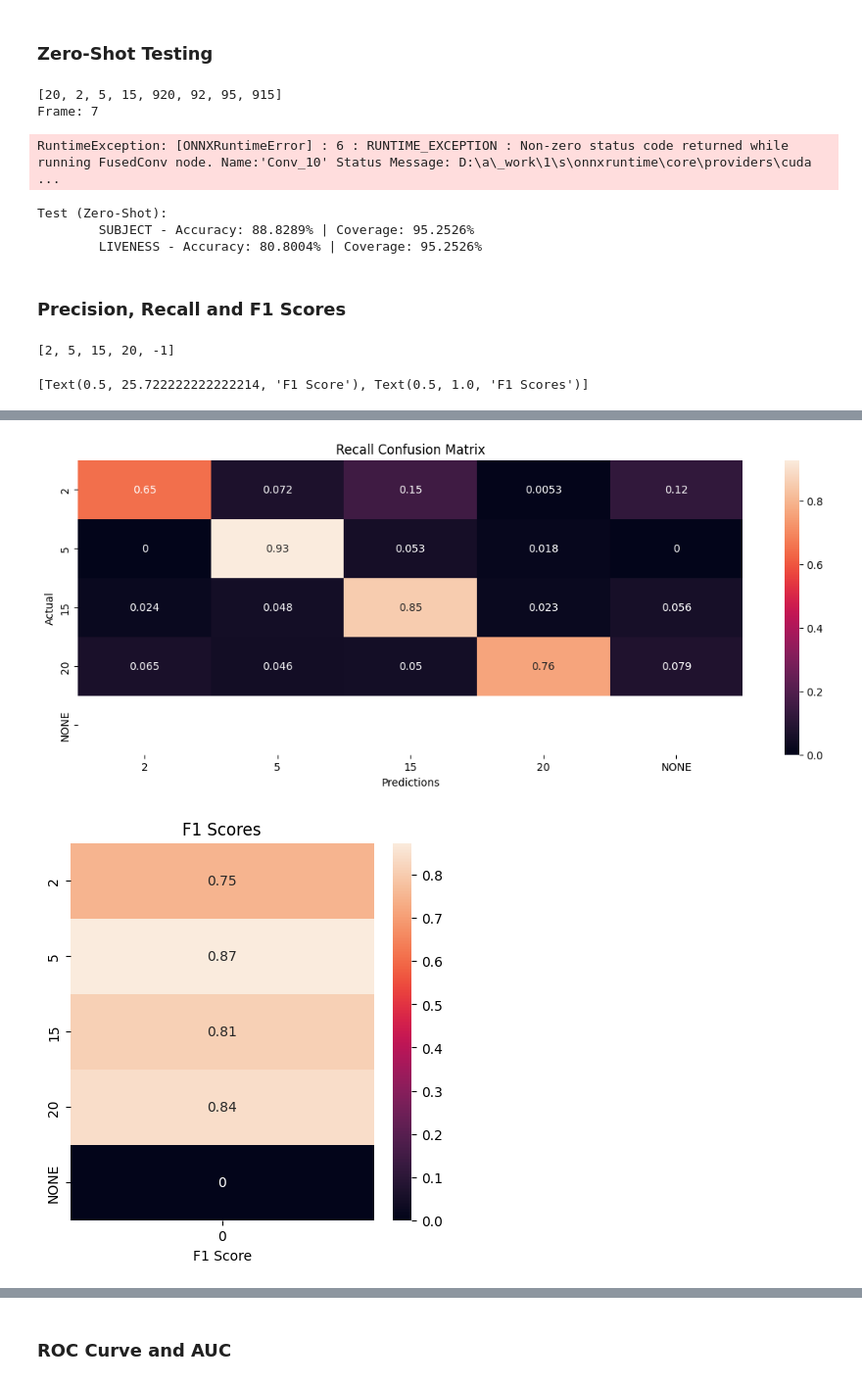
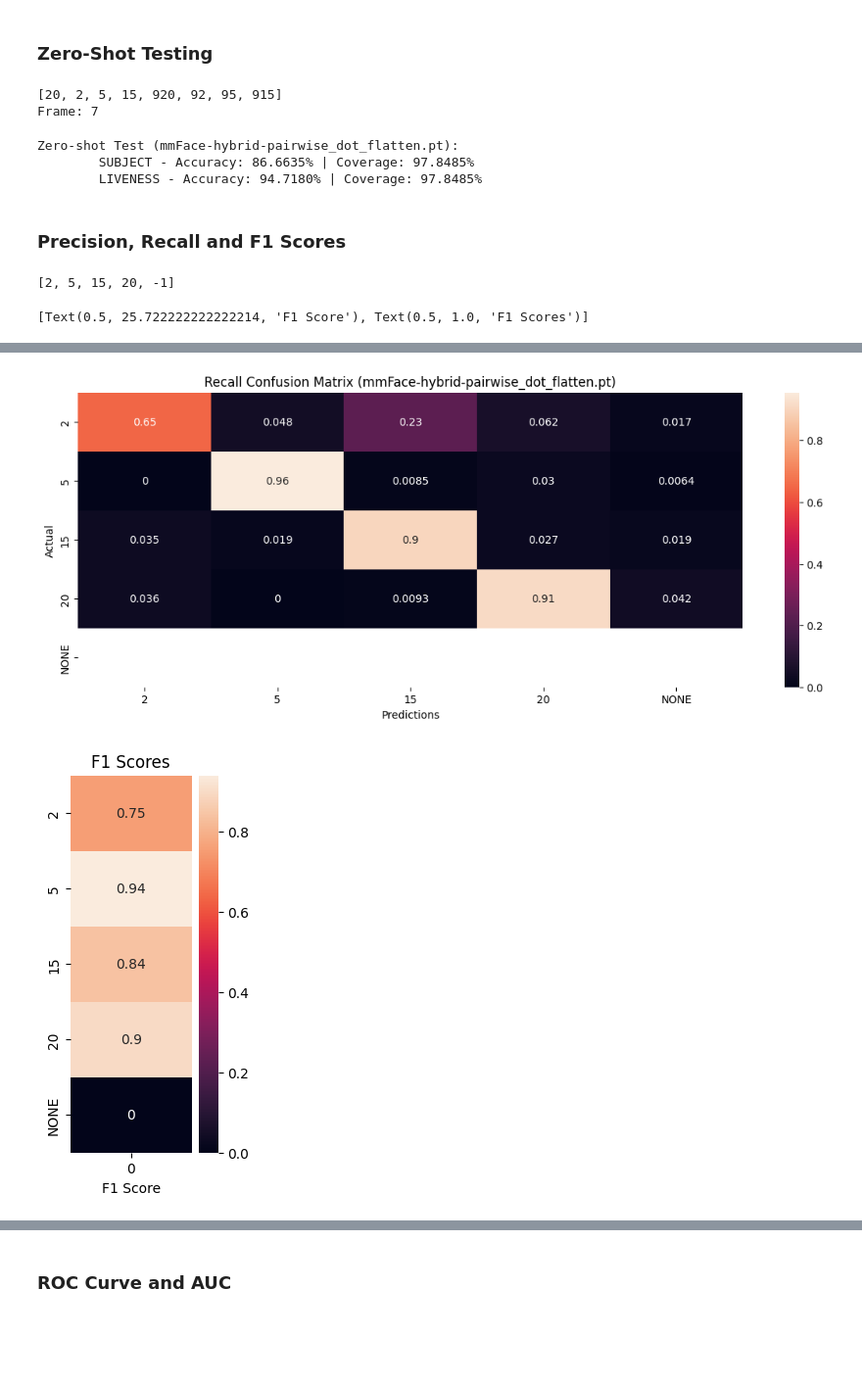
Before and after one commit to StergiousAji/mmFace-3D-Face-Recognition-using-RGB-and-mmWave-Radar, a Jupyter notebook: src/3DFR_Net/mmFace/mmFace-hybrid.ipynb, the cells around one changed output, grey strips where cells are left out. Shown at 98% size. Cells and saved outputs as stored; diff of their text form; code cells hidden in the pictures; blank space fills up the shorter version.

```diff
--- a/src/3DFR_Net/mmFace/mmFace-hybrid.ipynb
+++ b/src/3DFR_Net/mmFace/mmFace-hybrid.ipynb
@@ -55,7 +55,7 @@ Allocated: 0.19 GB
 # %% [markdown]
 ## Model Creation and Loading
 # %%
-from neural_nets import MMFaceHybrid, concatenate, add, multiply, pairwise_dot_avg, pairwise_dot_max, pairwise_dot_flatten, multihead_attention
+from neural_nets import MMFaceHybrid, concatenate, add, multiply, pairwise_dot_avg, pairwise_dot_max, pairwise_dot_flatten, multihead_attention, rgb_only, radar_only
 from utils import load_model, load_history
 from torch import nn
 
@@ -64,14 +64,15 @@ learning_rate = 0.01
 
 lambda1, lambda2 = 1, 1
 
+# TODO: TRAIN RGB AND RADAR ONLY
 # all fusion methods run for 20 epochs
-model = MMFaceHybrid(num_subjects, fuse=concatenate).to(device)
+model = MMFaceHybrid(num_subjects, fuse=multihead_attention).to(device)
 
 # Loss + Optimiser
 criterion = nn.CrossEntropyLoss()
 optimiser = torch.optim.SGD(model.parameters(), lr=learning_rate, weight_decay=0.001, momentum=0.9)
 
-model_name = f"mmFace-hybrid-AUGMENTED-ZERO-SHOT-concatenate.pt"
+model_name = f"mmFace-hybrid-multihead_attention.pt"
 cur_epoch, loss_history, train_acc, val_acc = load_model(model_name, model, optimiser)
 
 if len(loss_history) > 0:
@@ -184,13 +185,13 @@ Epoch [14/14]:
 # %% [markdown]
 ### Load Models for Inference
 # %%
-from neural_nets import MMFaceHybrid, concatenate, add, multiply, pairwise_dot_avg, pairwise_dot_max, pairwise_dot_flatten, multihead_attention
+from neural_nets import MMFaceHybrid, concatenate, add, multiply, pairwise_dot_avg, pairwise_dot_max, pairwise_dot_flatten, multihead_attention, rgb_only, radar_only
 from utils import load_model
 
 # TODO: LOAD ALL MODELS TO COMPARE AGAINST THEM
-model = MMFaceHybrid(num_subjects, fuse=concatenate).to(device)
+model = MMFaceHybrid(num_subjects, fuse=pairwise_dot_flatten).to(device)
 
-model_name = f"mmFace-hybrid-AUGMENTED-ZERO-SHOT-concatenate.pt"
+model_name = f"mmFace-hybrid-pairwise_dot_flatten.pt"
 cur_epoch, loss_history, train_acc, val_acc = load_model(model_name, model, torch.optim.SGD(model.parameters(), lr=0.01, weight_decay=0.001, momentum=0.9))
 
 if len(loss_history) > 0:
@@ -247,7 +248,6 @@ true_labels_l = np.concatenate(true_labels_l, dtype=np.int32)
 # %% [output]
 [20, 2, 5, 15, 920, 92, 95, 915]
 Frame: 7
-RuntimeException: [ONNXRuntimeError] : 6 : RUNTIME_EXCEPTION : Non-zero status code returned while running FusedConv node. Name:'Conv_10' Status Message: D:\a\_work\1\s\onnxruntime\core\providers\cuda ...
 # %%
 from sklearn.metrics import confusion_matrix
 
@@ -304,9 +304,9 @@ print(f"Zero-shot Test ({model_name}):")
 print(f"\tSUBJECT - Accuracy: {acc_subject:.4f}% | Coverage: {cov_subject:.4f}%")
 print(f"\tLIVENESS - Accuracy: {acc_liveness:.4f}% | Coverage: {cov_liveness:.4f}%")
 # %% [output]
-Test (Zero-Shot):
-        SUBJECT - Accuracy: 88.8289% | Coverage: 95.2526%
-        LIVENESS - Accuracy: 80.8004% | Coverage: 95.2526%
+Zero-shot Test (mmFace-hybrid-pairwise_dot_flatten.pt):
+        SUBJECT - Accuracy: 86.6635% | Coverage: 97.8485%
+        LIVENESS - Accuracy: 94.7180% | Coverage: 97.8485%
 # %% [markdown]
 ### Precision, Recall and F1 Scores
 # %%
@@ -335,7 +335,7 @@ heatmap_r = sn.heatmap(df_cm_r, annot=True)
 heatmap_r.set(xlabel="Predictions", ylabel="Actual", title=f"Recall Confusion Matrix ({model_name})")
 
 df_f1 = pd.DataFrame(f1_score(true_labels_s, preds_s_norm, labels=test_labels_s, average=None), index=subject_names)
-plt.figure(figsize=(5, 5))
+plt.figure(figsize=(2, 5))
 heatmap_f1 = sn.heatmap(df_f1, annot=True)
 heatmap_f1.set(xlabel="F1 Score", title="F1 Scores")
 # %% [output]
@@ -345,5 +345,5 @@ heatmap_f1.set(xlabel="F1 Score", title="F1 Scores")
-[figure, old version]
+[figure, new version]
-[figure, old version]
+[figure, new version]
 # %%
 from sklearn.metrics import f1_score
 import matplotlib.pyplot as plt
```
Also changed, not shown: parts of 10 cells of this notebook, 21 other files.
